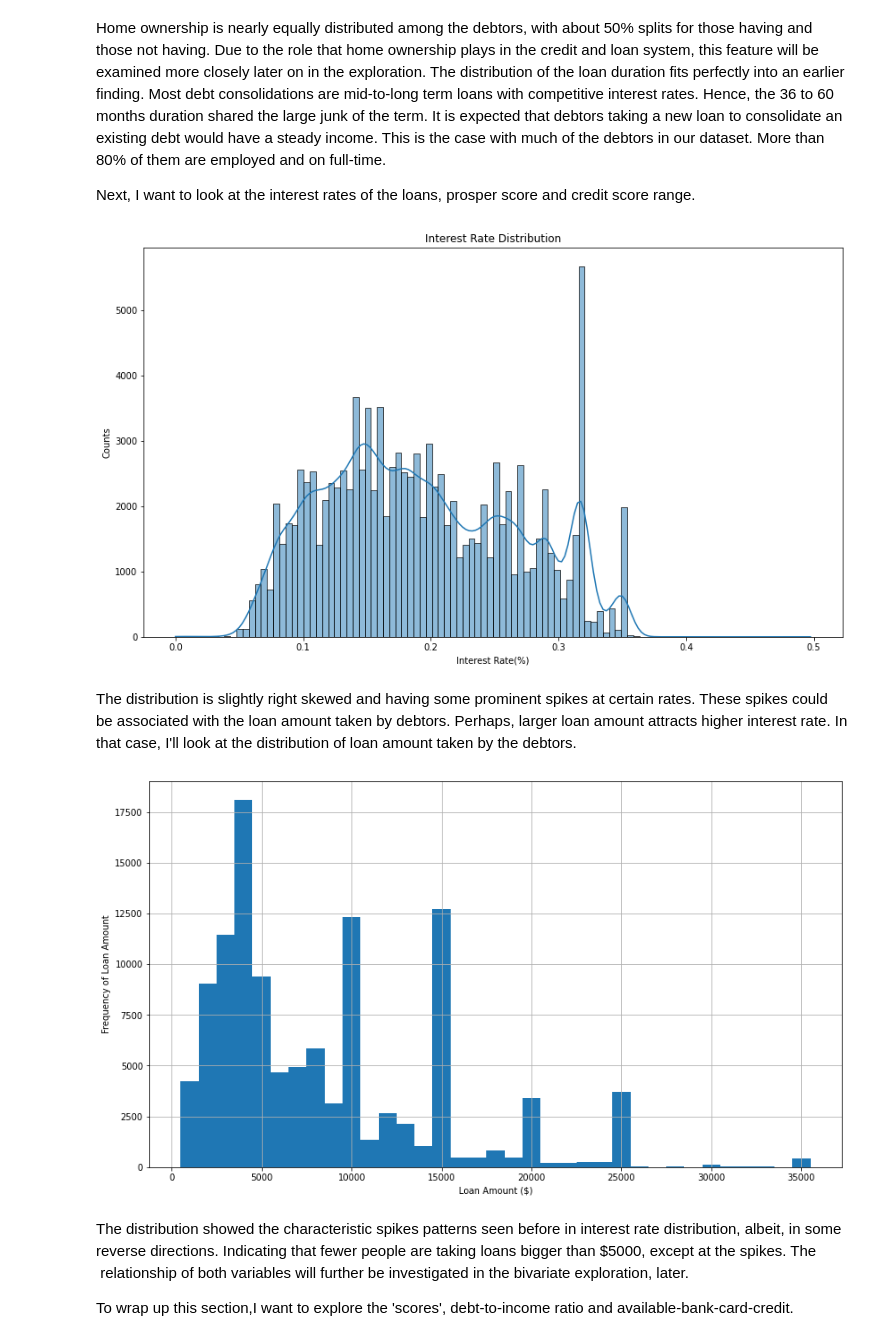
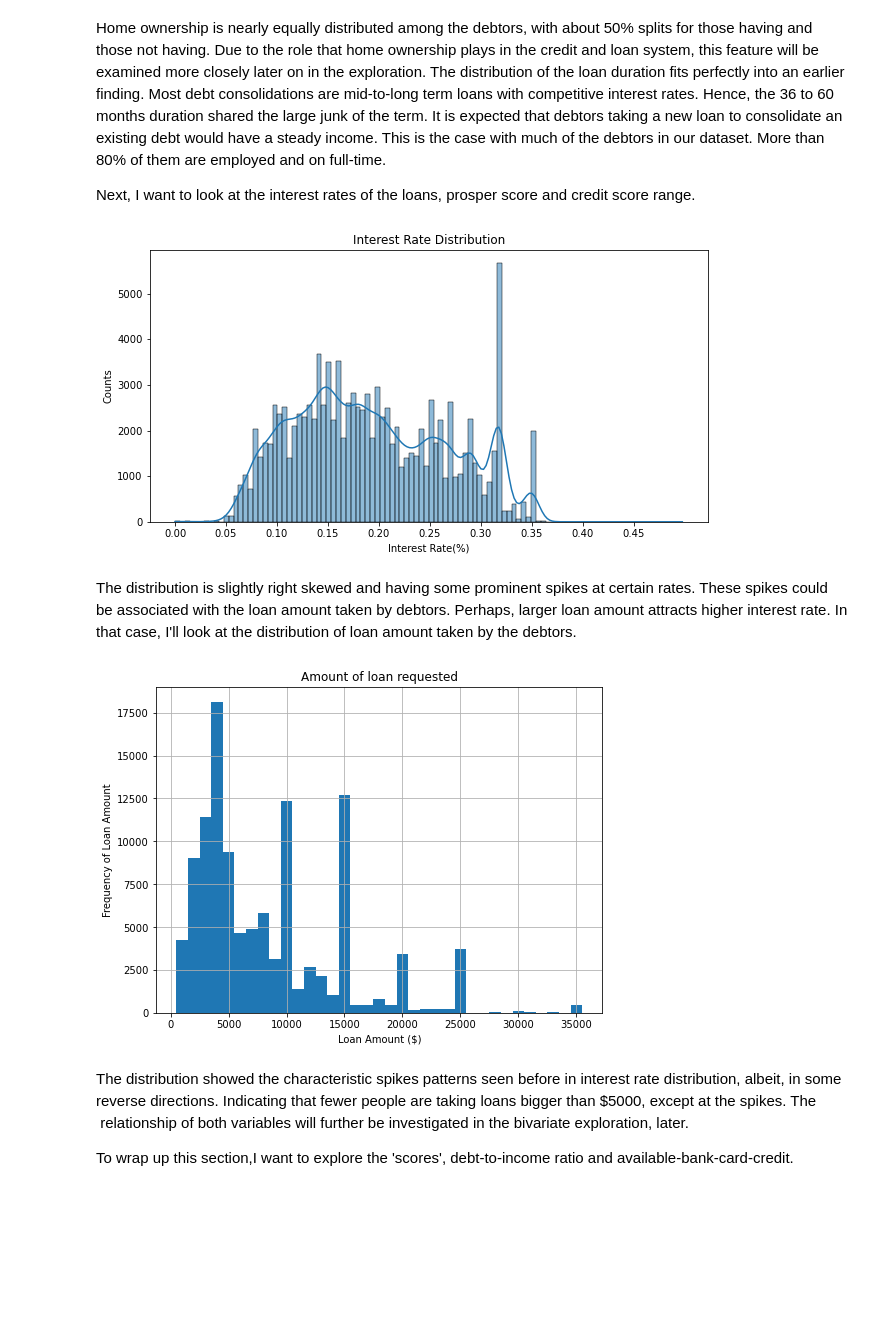
Before and after one commit to Akomst/-Understanding-Why-Borrowers-Default-Analysis-of-Prosper-Loan-Data, a Jupyter notebook: Part_I_exploration_template.ipynb, the cells around one changed output. Drawn from its saved outputs; the diff is of its cells as text; code cells hidden in the pictures; blank space fills up the shorter version.

```diff
--- a/Part_I_exploration_template.ipynb
+++ b/Part_I_exploration_template.ipynb
@@ -98,6 +97,9 @@ Next, I want to look at the stated reasons by borrowers for taking these loans.
 # %%
 # Conversion of the numeric values to their categorical values.
-keys = ['Not Available', 'Debt Consolidation', 'Home Improvement','Business', 'Personal Loan', 'Student Use', 'Auto','Other', 'Baby&Adoption', 'Boat', 'Cosmetic Procedure', 'Engagement Ring', 'Green Loans', 'Household Expenses', 'Large Purchases', 'Medical/Dental', 'Motorcycle', 'R$V', 'Taxes', 'Vacation', 'Wedding Loans']
+keys = ['Not Available', 'Debt Consolidation', 'Home Improvement','Business',
+        'Personal Loan', 'Student Use', 'Auto','Other', 'Baby&Adoption', 'Boat',
+        'Cosmetic Procedure', 'Engagement Ring', 'Green Loans', 'Household Expenses',
+        'Large Purchases', 'Medical/Dental', 'Motorcycle', 'R$V', 'Taxes', 'Vacation', 'Wedding Loans']
 dic = { i:keys[i] for i in np.arange(len(keys))}
 #print(dic)
 df['ListingCategory (numeric)'].replace(dic, inplace=True)
@@ -147,26 +167,28 @@ Next, I want to look at the interest rates of the loans, prosper score and credi
 # %%
 """This code may require seaborn upgrade (pip install -U seaborn)"""
 # Distribution of interest rate for the loans
-fig, ax = plt.subplots(figsize=[14,8])
+fig, ax = plt.subplots(figsize=[10,5])
 sb.histplot(data=df, x="BorrowerRate",ax=ax, kde=True)
+plt.xticks(np.arange(0,0.5, 0.05))
 plt.xlabel("Interest Rate(%)")
 plt.ylabel("Counts")
 plt.title("Interest Rate Distribution");
 # %% [output]
-[figure, old version]
+[figure, new version]
 # %% [markdown]
 The distribution is slightly right skewed and having some prominent spikes at certain rates. These spikes could be associated with the loan amount taken by debtors. Perhaps, larger loan amount attracts higher interest rate.
 In that case, I'll look at the distribution of loan amount taken by the debtors.
 # %%
 # Loan amount distribution
-fig, ax = plt.subplots(figsize=(14, 8))
+fig, ax = plt.subplots(figsize=(8, 6))
 binsize = 1000
 bins = np.arange(500, df['LoanOriginalAmount'].max()+binsize, binsize)
 df.LoanOriginalAmount.hist(bins=bins)
 plt.xlabel("Loan Amount ($)")
-plt.ylabel("Frequency of Loan Amount");
+plt.ylabel("Frequency of Loan Amount")
+plt.title("Amount of loan requested");
 # %% [output]
-[figure, old version]
+[figure, new version]
 # %% [markdown]
 The distribution showed the characteristic spikes patterns seen before in interest rate distribution, albeit, in some reverse directions. Indicating that fewer people are taking loans bigger than $5000, except at the spikes.
 The  relationship of both variables will further be investigated in the bivariate exploration, later.
```
Also changed, not shown: parts of 16 cells of this notebook.
